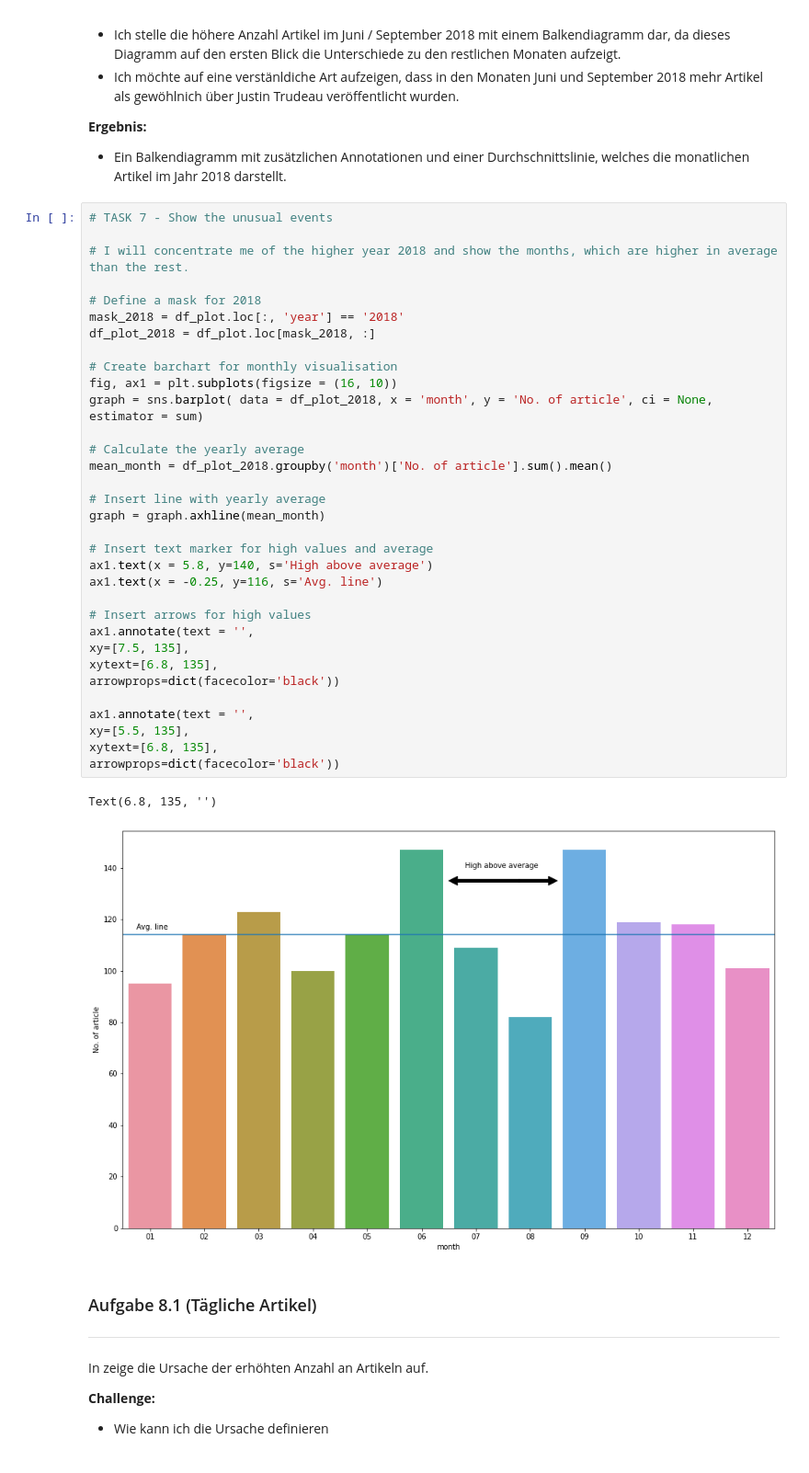
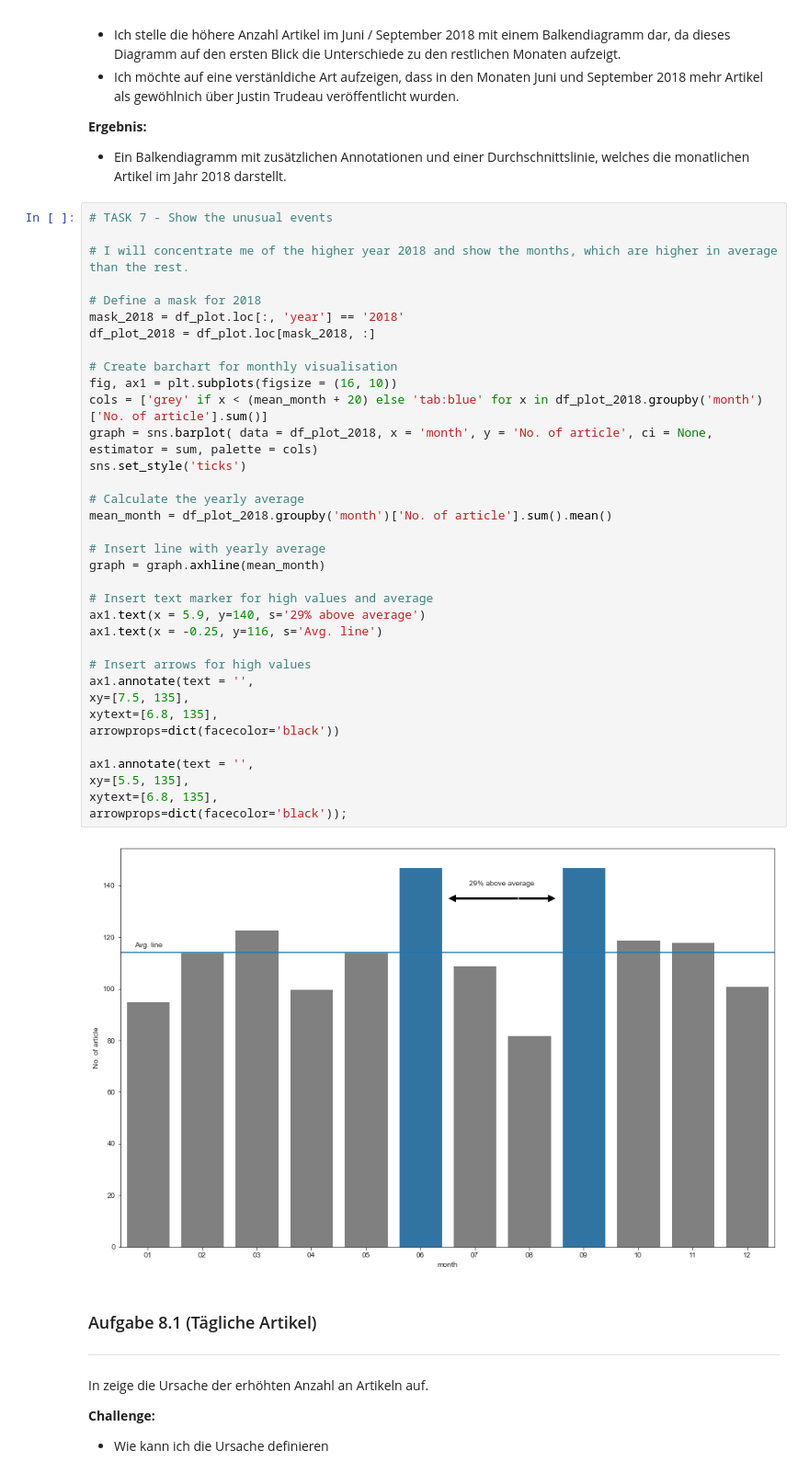
Before and after one commit to mrfischer621/Portfolio-Projects, a Jupyter notebook: Guardian_API/Guardian_API_Trudeau.ipynb, the cells around one changed output. Shown: that part at 92% size. Drawn from its saved outputs; the diff is of its cells as text.

```diff
--- a/Guardian_API/Guardian_API_Trudeau.ipynb
+++ b/Guardian_API/Guardian_API_Trudeau.ipynb
@@ -331,38 +332,39 @@ In Aufgabe 7 zeige ich die ungewöhnlichen Ereignisse detailierter auf.
 # TASK 7 - Show the unusual events
 
 # I will concentrate me of the higher year 2018 and show the months, which are higher in average than the rest.
 
 # Define a mask for 2018
 mask_2018 = df_plot.loc[:, 'year'] == '2018'
 df_plot_2018 = df_plot.loc[mask_2018, :]
 
 # Create barchart for monthly visualisation
 fig, ax1 = plt.subplots(figsize = (16, 10))
-graph = sns.barplot( data = df_plot_2018, x = 'month', y = 'No. of article', ci = None, estimator = sum)
+cols = ['grey' if x < (mean_month + 20) else 'tab:blue' for x in df_plot_2018.groupby('month')['No. of article'].sum()]
+graph = sns.barplot( data = df_plot_2018, x = 'month', y = 'No. of article', ci = None, estimator = sum, palette = cols)
+sns.set_style('ticks')
 
 # Calculate the yearly average
 mean_month = df_plot_2018.groupby('month')['No. of article'].sum().mean()
 
 # Insert line with yearly average
 graph = graph.axhline(mean_month)
 
 # Insert text marker for high values and average
-ax1.text(x = 5.8, y=140, s='High above average')
+ax1.text(x = 5.9, y=140, s='29% above average')
 ax1.text(x = -0.25, y=116, s='Avg. line')
 
 # Insert arrows for high values
 ax1.annotate(text = '',
 xy=[7.5, 135],
 xytext=[6.8, 135],
 arrowprops=dict(facecolor='black'))
 
 ax1.annotate(text = '',
 xy=[5.5, 135],
 xytext=[6.8, 135],
-arrowprops=dict(facecolor='black'))
+arrowprops=dict(facecolor='black'));
 # %% [output]
-Text(6.8, 135, '')
-[figure, old version]
+[figure, new version]
 # %% [markdown]
 ### Aufgabe 8.1 (Tägliche Artikel)
 ***
```
Also changed, not shown: parts of 5 cells of this notebook, 1 other file.
